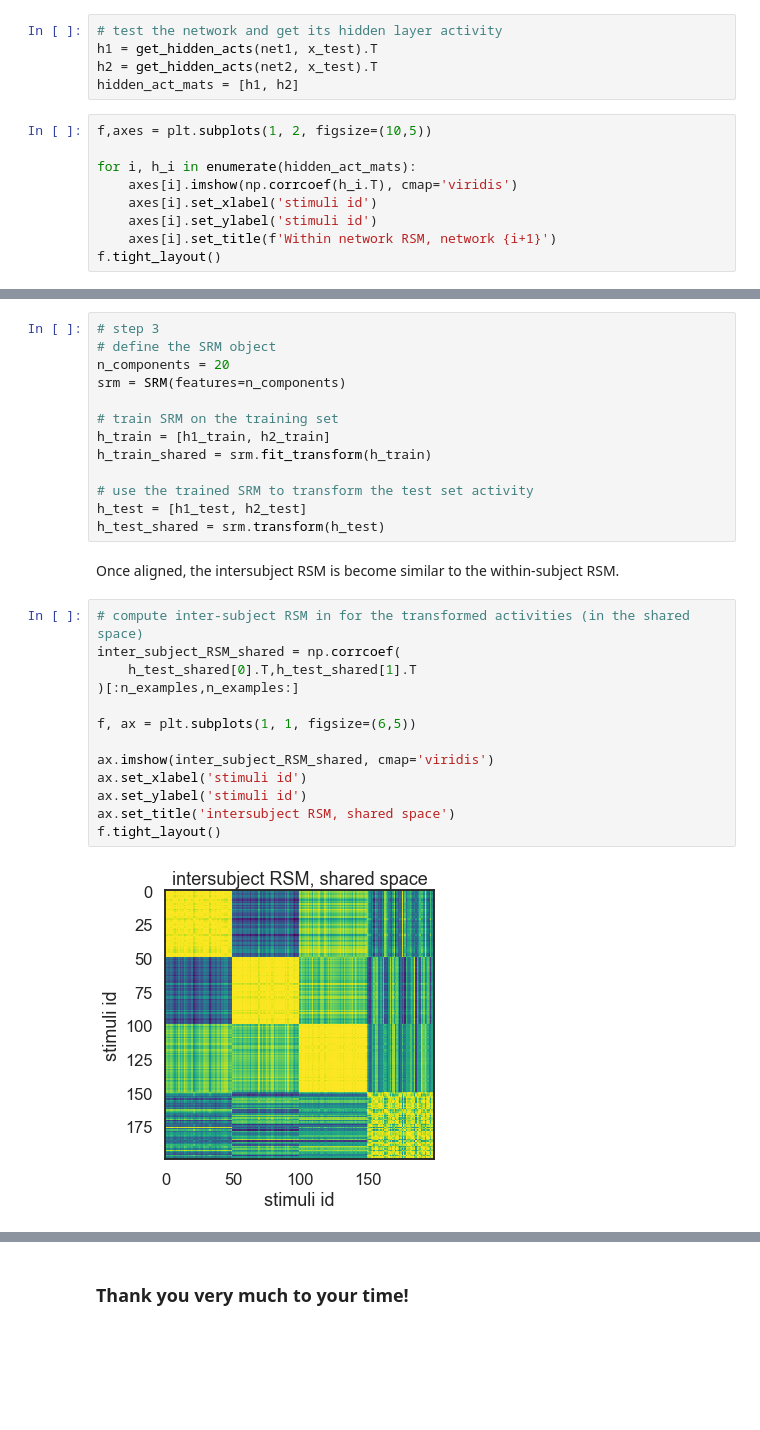
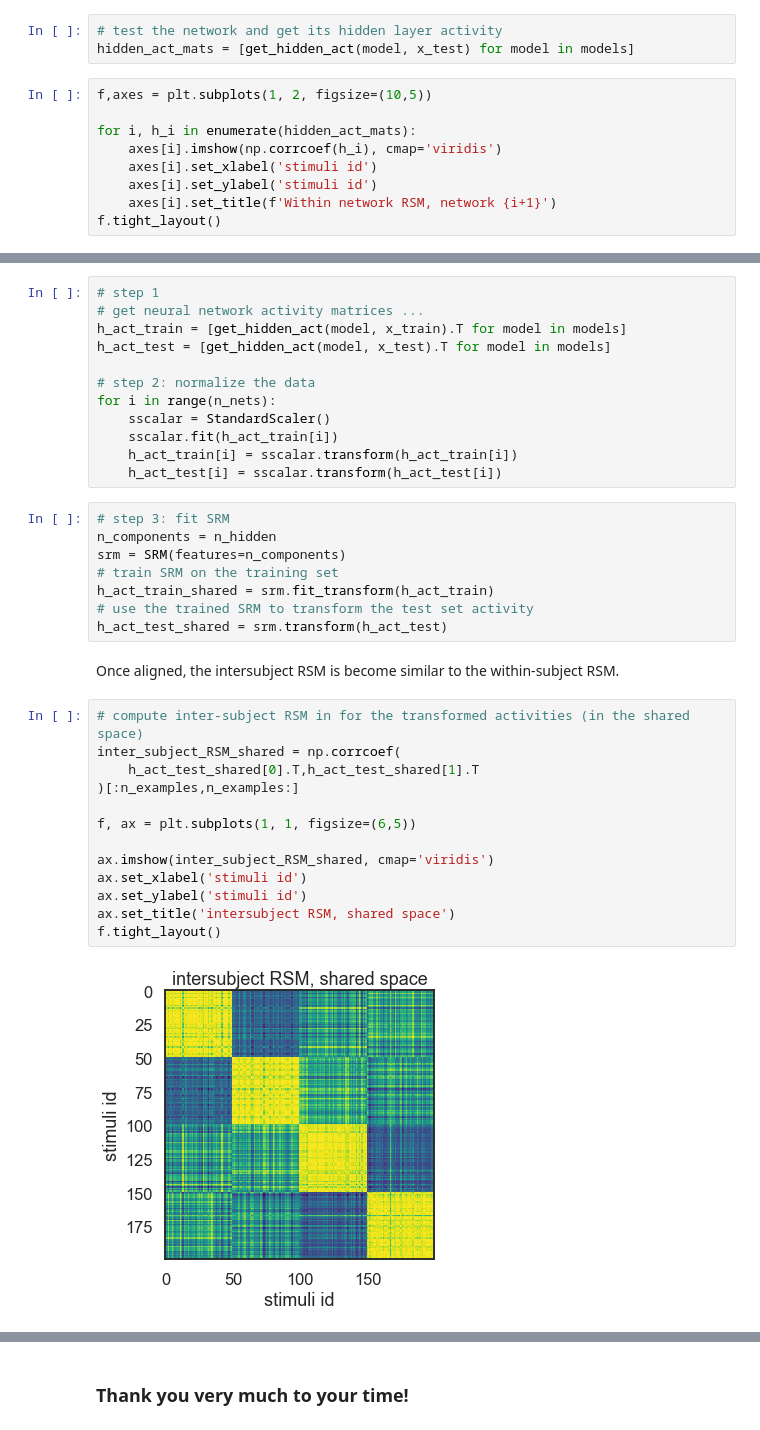
Before and after one commit to qihongl/demo-nnalign, a Jupyter notebook: demo-nnalign.ipynb, the cells around one changed output, grey strips where cells are left out. Drawn from its saved outputs; the diff is of its cells as text; blank space fills up the shorter version.

```diff
--- a/demo-nnalign.ipynb
+++ b/demo-nnalign.ipynb
@@ -103,14 +127,12 @@ The following figure compare the similarity between ...
 The result shows that the two networks learn basically the same "representational similarity". That is, the relation between stimulus i and stimulus j is similar across the two networks.
 # %%
 # test the network and get its hidden layer activity
-h1 = get_hidden_acts(net1, x_test).T
-h2 = get_hidden_acts(net2, x_test).T
-hidden_act_mats = [h1, h2]
+hidden_act_mats = [get_hidden_act(model, x_test) for model in models]
 # %%
 f,axes = plt.subplots(1, 2, figsize=(10,5))
 
 for i, h_i in enumerate(hidden_act_mats):
-    axes[i].imshow(np.corrcoef(h_i.T), cmap='viridis')
+    axes[i].imshow(np.corrcoef(h_i), cmap='viridis')
     axes[i].set_xlabel('stimuli id')
     axes[i].set_ylabel('stimuli id')
     axes[i].set_title(f'Within network RSM, network {i+1}')
@@ -170,30 +176,37 @@ h2_test = ss.transform(h2_test)
+# %%
+# step 1
+# get neural network activity matrices ...
+h_act_train = [get_hidden_act(model, x_train).T for model in models]
+h_act_test = [get_hidden_act(model, x_test).T for model in models]
+
+# step 2: normalize the data
+for i in range(n_nets):
+    sscalar = StandardScaler()
+    sscalar.fit(h_act_train[i])
+    h_act_train[i] = sscalar.transform(h_act_train[i])
+    h_act_test[i] = sscalar.transform(h_act_test[i])
 # %%
-# step 3
-# define the SRM object
-n_components = 20
+# step 3: fit SRM
+n_components = n_hidden
 srm = SRM(features=n_components)
-
 # train SRM on the training set
-h_train = [h1_train, h2_train]
-h_train_shared = srm.fit_transform(h_train)
-
+h_act_train_shared = srm.fit_transform(h_act_train)
 # use the trained SRM to transform the test set activity
-h_test = [h1_test, h2_test]
-h_test_shared = srm.transform(h_test)
+h_act_test_shared = srm.transform(h_act_test)
 # %% [markdown]
 Once aligned, the intersubject RSM is become similar to the within-subject RSM.
 # %%
 # compute inter-subject RSM in for the transformed activities (in the shared space)
 inter_subject_RSM_shared = np.corrcoef(
-    h_test_shared[0].T,h_test_shared[1].T
+    h_act_test_shared[0].T,h_act_test_shared[1].T
 )[:n_examples,n_examples:]
 
 f, ax = plt.subplots(1, 1, figsize=(6,5))
 
 ax.imshow(inter_subject_RSM_shared, cmap='viridis')
 ax.set_xlabel('stimuli id')
 ax.set_ylabel('stimuli id')
 ax.set_title('intersubject RSM, shared space')
 f.tight_layout()
 # %% [output]
-[figure, old version]
+[figure, new version]
```
Also changed, not shown: parts of 16 cells of this notebook, 3 other files.
